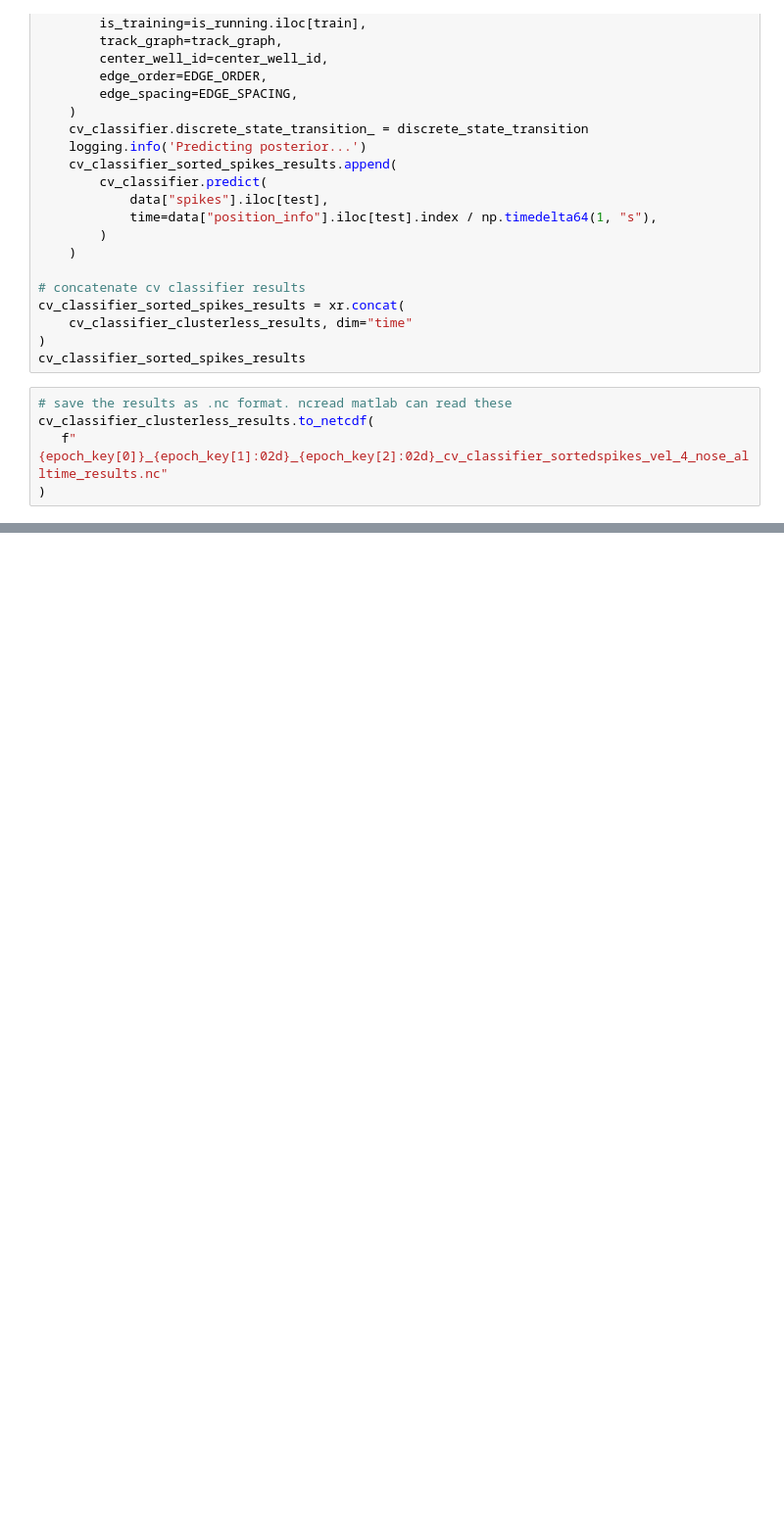
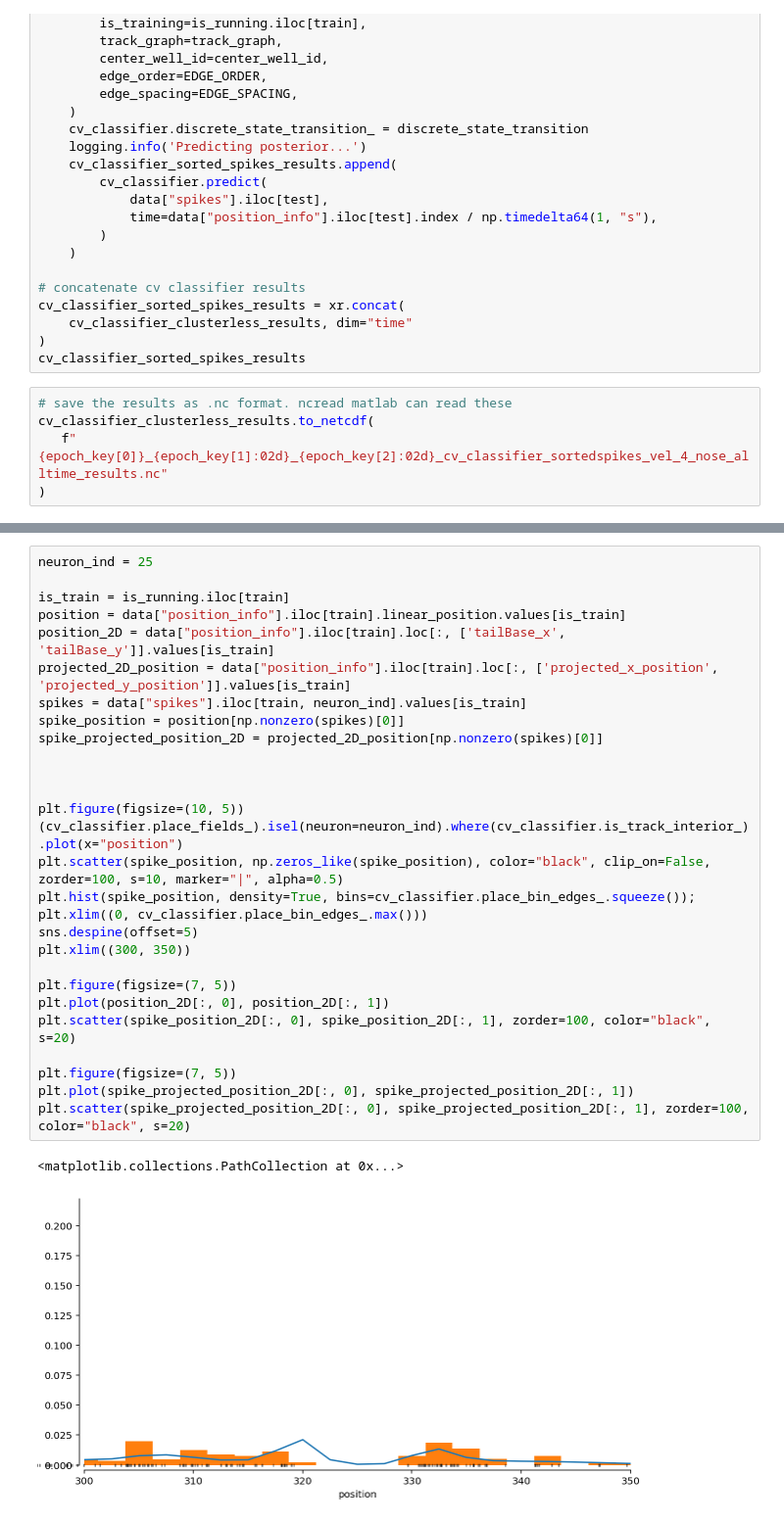
Before and after one commit to edeno/pose_analysis, a Jupyter notebook: notebooks/2020_08_10_SortedSpikesClassifier.ipynb, the cells around one changed output, grey strips where cells are left out. Shown at 98% size. Saved outputs shown, nothing was run; the diff lists cells and outputs as text; blank space fills up the shorter version.

```diff
--- a/notebooks/2020_08_10_SortedSpikesClassifier.ipynb
+++ b/notebooks/2020_08_10_SortedSpikesClassifier.ipynb
@@ -108,0 +133,31 @@ cv_classifier_clusterless_results.to_netcdf(
+# %%
+neuron_ind = 25
+
+is_train = is_running.iloc[train]
+position = data["position_info"].iloc[train].linear_position.values[is_train]
+position_2D = data["position_info"].iloc[train].loc[:, ['tailBase_x', 'tailBase_y']].values[is_train]
+projected_2D_position = data["position_info"].iloc[train].loc[:, ['projected_x_position', 'projected_y_position']].values[is_train]
+spikes = data["spikes"].iloc[train, neuron_ind].values[is_train]
+spike_position = position[np.nonzero(spikes)[0]]
+spike_projected_position_2D = projected_2D_position[np.nonzero(spikes)[0]]
+
+
+
+plt.figure(figsize=(10, 5))
+(cv_classifier.place_fields_).isel(neuron=neuron_ind).where(cv_classifier.is_track_interior_).plot(x="position")
+plt.scatter(spike_position, np.zeros_like(spike_position), color="black", clip_on=False, zorder=100, s=10, marker="|", alpha=0.5)
+plt.hist(spike_position, density=True, bins=cv_classifier.place_bin_edges_.squeeze());
+plt.xlim((0, cv_classifier.place_bin_edges_.max()))
+sns.despine(offset=5)
+plt.xlim((300, 350))
+
+plt.figure(figsize=(7, 5))
+plt.plot(position_2D[:, 0], position_2D[:, 1])
+plt.scatter(spike_position_2D[:, 0], spike_position_2D[:, 1], zorder=100, color="black", s=20)
+
+plt.figure(figsize=(7, 5))
+plt.plot(spike_projected_position_2D[:, 0], spike_projected_position_2D[:, 1])
+plt.scatter(spike_projected_position_2D[:, 0], spike_projected_position_2D[:, 1], zorder=100, color="black", s=20)
+# %% [output]
+<matplotlib.collections.PathCollection at 0x...>
+[figure, added]
```
Also changed, not shown: parts of 23 cells of this notebook, 5 other files.
